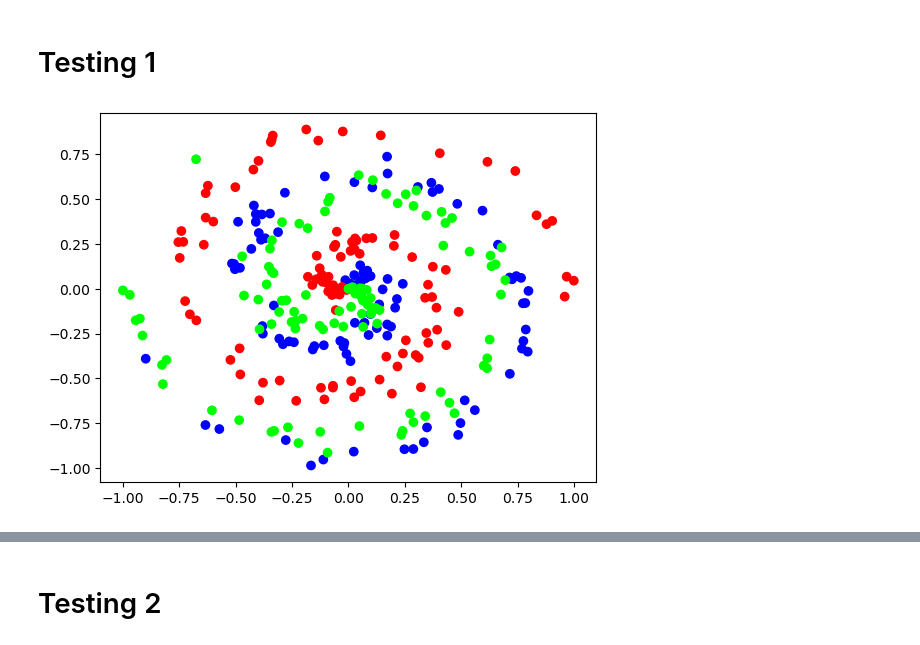
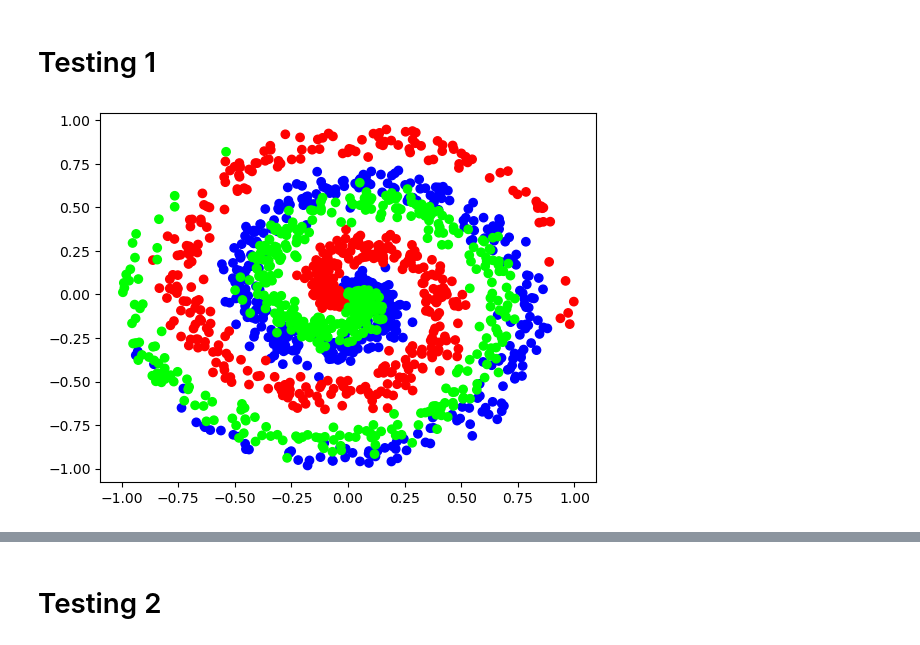
Before and after one commit to danilosiervi/neural_network, a Jupyter notebook: neural_network.ipynb, the cells around one changed output, grey strips where cells are left out. Drawn from its saved outputs; the diff is of its cells as text; code cells hidden in the pictures.

```diff
--- a/neural_network.ipynb
+++ b/neural_network.ipynb
@@ -549,10 +549,10 @@ model.finalize()
 # %% [markdown]
 # Testing 1
 # %%
-x, y = spiral_data(samples=100, classes=3)
+x, y = spiral_data(samples=500, classes=3)
 
 plt.scatter(x[:, 0], x[:, 1], c=y, cmap='brg')
 plt.show()
 # %% [output]
-[figure, old version]
+[figure, new version]
 # %%
```
Also changed, not shown: parts of 10 cells of this notebook.
